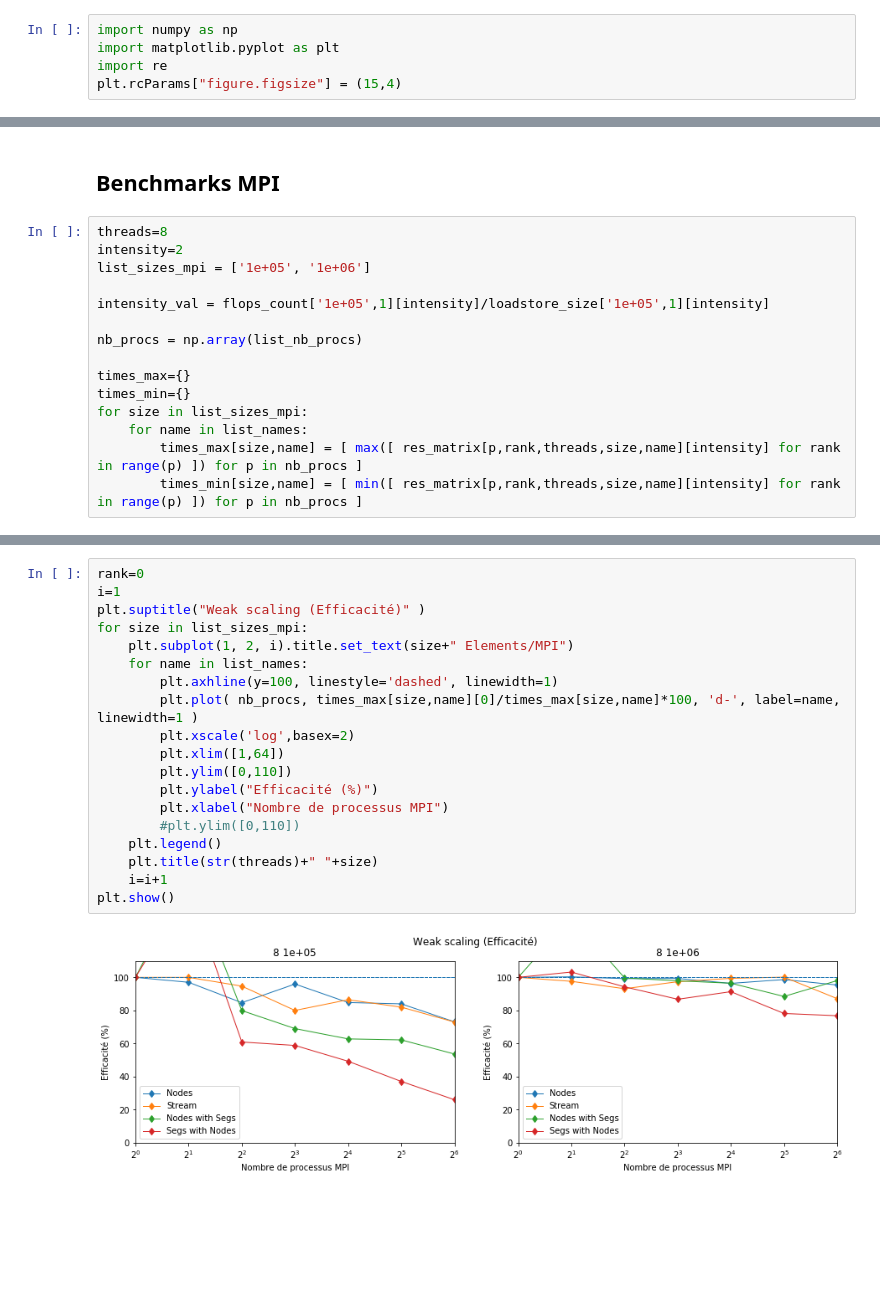
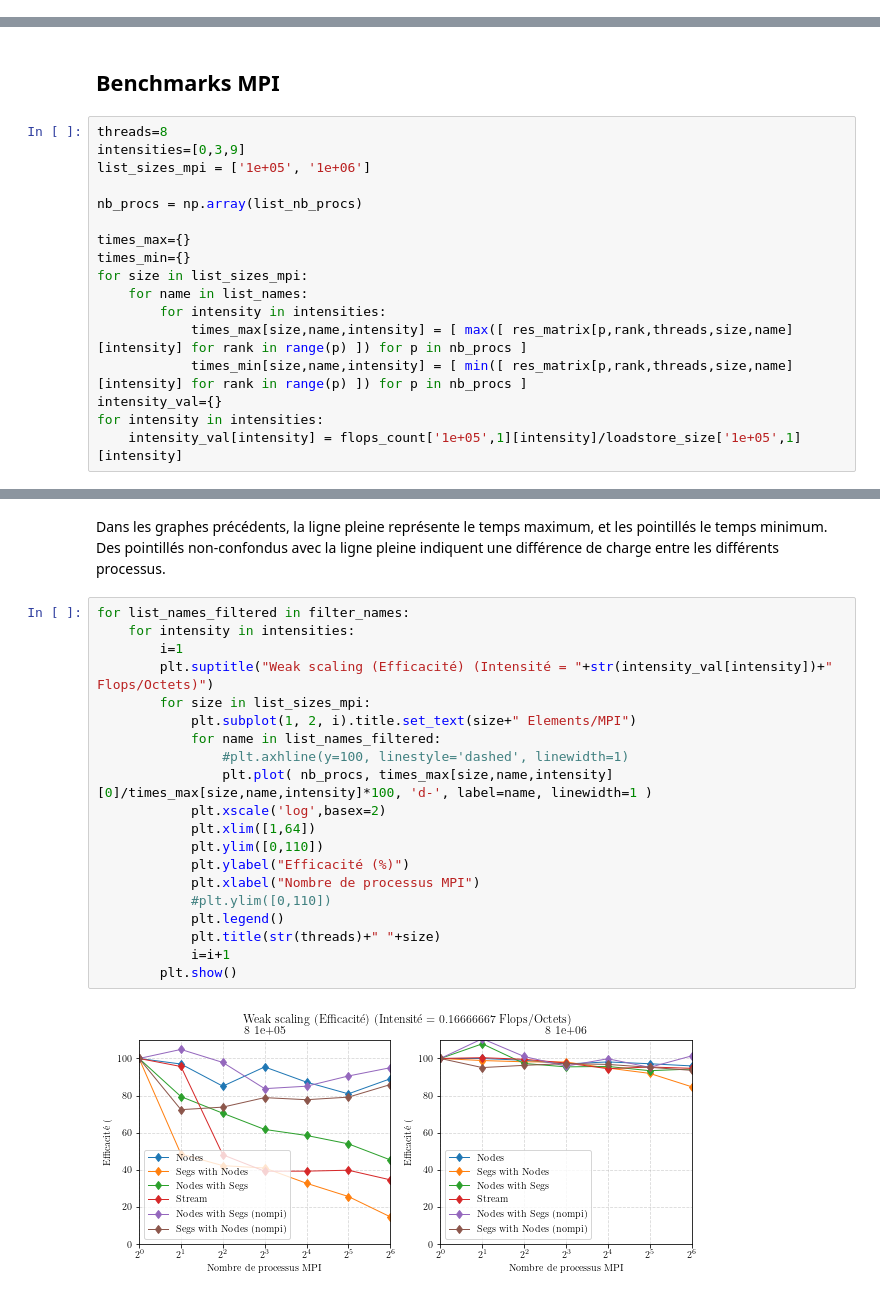
Before and after one commit to arnodu/adurocher-doc, a Jupyter notebook: jupyter/bench_mesh/bench_mesh.ipynb, the cells around one changed output, grey strips where cells are left out. Drawn from its saved outputs; the diff is of its cells as text; blank space fills up the shorter version.

```diff
--- a/jupyter/bench_mesh/bench_mesh.ipynb
+++ b/jupyter/bench_mesh/bench_mesh.ipynb
@@ -1,5 +0,0 @@
-# %%
-import numpy as np
-import matplotlib.pyplot as plt
-import re
-plt.rcParams["figure.figsize"] = (15,4)
@@ -193,10 +278,8 @@ for threads in list_threads:
 ## Benchmarks MPI
 # %%
 threads=8
-intensity=2
+intensities=[0,3,9]
 list_sizes_mpi = ['1e+05', '1e+06']
-
-intensity_val = flops_count['1e+05',1][intensity]/loadstore_size['1e+05',1][intensity]
 
 nb_procs = np.array(list_nb_procs)
 
@@ -204,6 +287,10 @@ times_max={}
 times_min={}
 for size in list_sizes_mpi:
     for name in list_names:
-        times_max[size,name] = [ max([ res_matrix[p,rank,threads,size,name][intensity] for rank in range(p) ]) for p in nb_procs ]
-        times_min[size,name] = [ min([ res_matrix[p,rank,threads,size,name][intensity] for rank in range(p) ]) for p in nb_procs ]
+        for intensity in intensities:
+            times_max[size,name,intensity] = [ max([ res_matrix[p,rank,threads,size,name][intensity] for rank in range(p) ]) for p in nb_procs ]
+            times_min[size,name,intensity] = [ min([ res_matrix[p,rank,threads,size,name][intensity] for rank in range(p) ]) for p in nb_procs ]
+intensity_val={}
+for intensity in intensities:
+    intensity_val[intensity] = flops_count['1e+05',1][intensity]/loadstore_size['1e+05',1][intensity]
 # %%
@@ -229,21 +337,24 @@ plt.show()
+# %% [markdown]
+Dans les graphes précédents, la ligne pleine représente le temps maximum, et les pointillés le temps minimum. Des pointillés non-confondus avec la ligne pleine indiquent une différence de charge entre les différents processus.
 # %%
-rank=0
-i=1
-plt.suptitle("Weak scaling (Efficacité)" )
-for size in list_sizes_mpi:
-    plt.subplot(1, 2, i).title.set_text(size+" Elements/MPI")
-    for name in list_names:
-        plt.axhline(y=100, linestyle='dashed', linewidth=1)
-        plt.plot( nb_procs, times_max[size,name][0]/times_max[size,name]*100, 'd-', label=name, linewidth=1 )
-        plt.xscale('log',basex=2)
-        plt.xlim([1,64])
-        plt.ylim([0,110])
-        plt.ylabel("Efficacité (%)")
-        plt.xlabel("Nombre de processus MPI")
-        #plt.ylim([0,110])
-    plt.legend()
-    plt.title(str(threads)+" "+size)
-    i=i+1
-plt.show()
+for list_names_filtered in filter_names:
+    for intensity in intensities:
+        i=1
+        plt.suptitle("Weak scaling (Efficacité) (Intensité = "+str(intensity_val[intensity])+" Flops/Octets)")
+        for size in list_sizes_mpi:
+            plt.subplot(1, 2, i).title.set_text(size+" Elements/MPI")
+            for name in list_names_filtered:
+                #plt.axhline(y=100, linestyle='dashed', linewidth=1)
+                plt.plot( nb_procs, times_max[size,name,intensity][0]/times_max[size,name,intensity]*100, 'd-', label=name, linewidth=1 )
+            plt.xscale('log',basex=2)
+            plt.xlim([1,64])
+            plt.ylim([0,110])
+            plt.ylabel("Efficacité (%)")
+            plt.xlabel("Nombre de processus MPI")
+            #plt.ylim([0,110])
+            plt.legend()
+            plt.title(str(threads)+" "+size)
+            i=i+1
+        plt.show()
 # %% [output]
-[figure, old version]
+[figure, new version]
```
Also changed, not shown: parts of 13 cells of this notebook, 1 other file.
